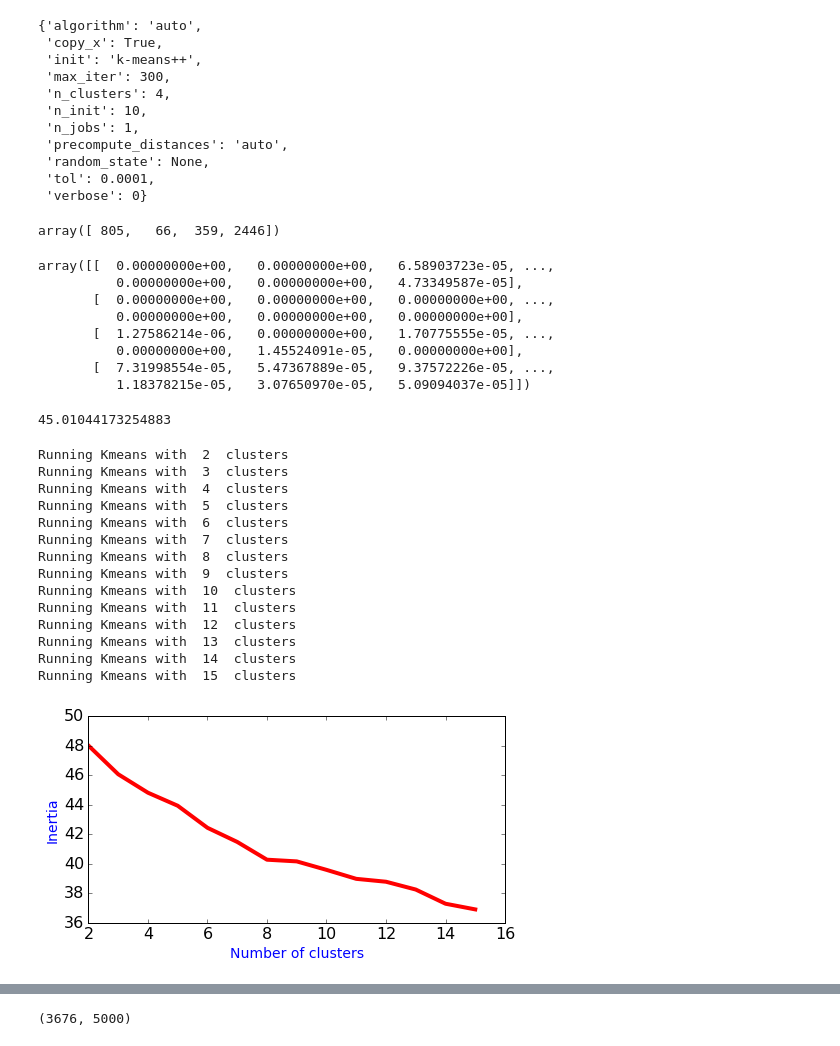
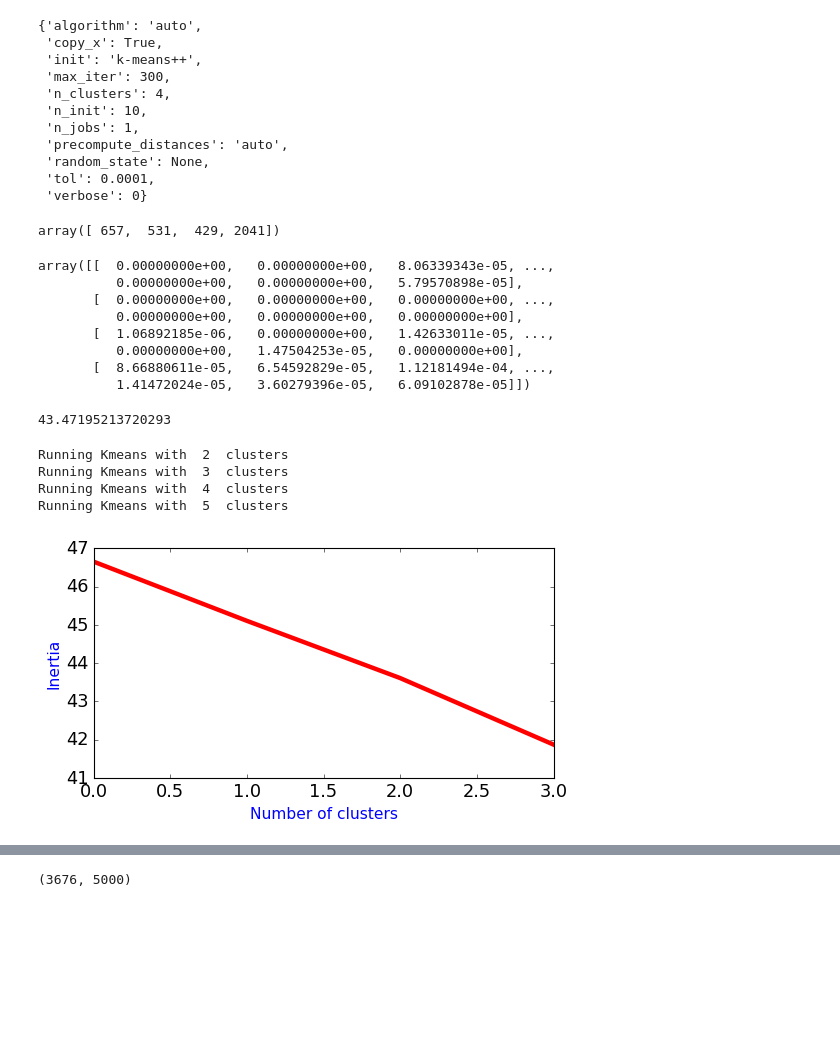
Before and after one commit to drah-kah-ris/tensorflow_tryouts, a Jupyter notebook: Document_classifciation_scikit.ipynb, the cells around one changed output, grey strips where cells are left out. Saved outputs shown, nothing was run; the diff lists cells and outputs as text; code cells hidden in the pictures; blank space fills up the shorter version.

```diff
--- a/Document_classifciation_scikit.ipynb
+++ b/Document_classifciation_scikit.ipynb
@@ -8,7 +8,8 @@ import os
 import re
 from nltk.corpus import stopwords
 # %%
-directory = "/Users/ilabuser/TF/tensorflow_Data/Text_full"
+#directory = "/Users/ilabuser/TF/tensorflow_Data/Text_full"
+directory = "/home/praveen/Documents/Data/Text_full"
 # %%
 f_names = []
 # %%
@@ -184,26 +181,26 @@ KMeans_euc_model.get_params()
 # %%
 np.bincount(KMeans_euc_model.labels_)
 # %% [output]
-array([ 805,   66,  359, 2446])
+array([ 657,  531,  429, 2041])
 # %%
 KMeans_euc_model.cluster_centers_
 # %% [output]
-array([[  0.00000000e+00,   0.00000000e+00,   6.58903723e-05, ...,
-          0.00000000e+00,   0.00000000e+00,   4.73349587e-05],
+array([[  0.00000000e+00,   0.00000000e+00,   8.06339343e-05, ...,
+          0.00000000e+00,   0.00000000e+00,   5.79570898e-05],
        [  0.00000000e+00,   0.00000000e+00,   0.00000000e+00, ...,
           0.00000000e+00,   0.00000000e+00,   0.00000000e+00],
-       [  1.27586214e-06,   0.00000000e+00,   1.70775555e-05, ...,
-          0.00000000e+00,   1.45524091e-05,   0.00000000e+00],
-       [  7.31998554e-05,   5.47367889e-05,   9.37572226e-05, ...,
-          1.18378215e-05,   3.07650970e-05,   5.09094037e-05]])
+       [  1.06892185e-06,   0.00000000e+00,   1.42633011e-05, ...,
+          0.00000000e+00,   1.47504253e-05,   0.00000000e+00],
+       [  8.66880611e-05,   6.54592829e-05,   1.12181494e-04, ...,
+          1.41472024e-05,   3.60279396e-05,   6.09102878e-05]])
 # %%
 KMeans_euc_model.inertia_
 # %% [output]
-45.01044173254883
+43.47195213720293
 # %%
 KMeans_model = []
 
-for i in xrange(2,16):
+for i in xrange(2,6):
     print "Running Kmeans with ",i," clusters"
     KMeans_model.append(KMeans(n_clusters=i).fit(train_data_norm))
 # %% [output]
@@ -211,16 +208,6 @@ Running Kmeans with  2  clusters
 Running Kmeans with  3  clusters
 Running Kmeans with  4  clusters
 Running Kmeans with  5  clusters
-Running Kmeans with  6  clusters
-Running Kmeans with  7  clusters
-Running Kmeans with  8  clusters
-Running Kmeans with  9  clusters
-Running Kmeans with  10  clusters
-Running Kmeans with  11  clusters
-Running Kmeans with  12  clusters
-Running Kmeans with  13  clusters
-Running Kmeans with  14  clusters
-Running Kmeans with  15  clusters
 # %%
 import pickle
 
@@ -232,13 +219,13 @@ with open("KMeans_models", "wb") as fp:
 # %%
 inertia = [i.inertia_ for i in KMeans_model]
 
 plt.figure(num=None, figsize=(7, 4), dpi=80, facecolor='w', edgecolor='k')
-plt.plot(np.array(range(2,16)),np.array(inertia),linestyle='solid',linewidth=4, color='red')
+plt.plot(np.array(xrange(len(KMeans_model))),np.array(inertia),linestyle='solid',linewidth=4, color='red')
 plt.xlabel('Number of clusters',fontsize=14, color='blue')
 plt.ylabel('Inertia',fontsize=14, color='blue')
 plt.rcParams.update({'font.size': 16})
 plt.tight_layout()
 plt.show()
 # %% [output]
-[figure, old version]
+[figure, new version]
 # %%
```
Also changed, not shown: parts of 26 cells of this notebook.
